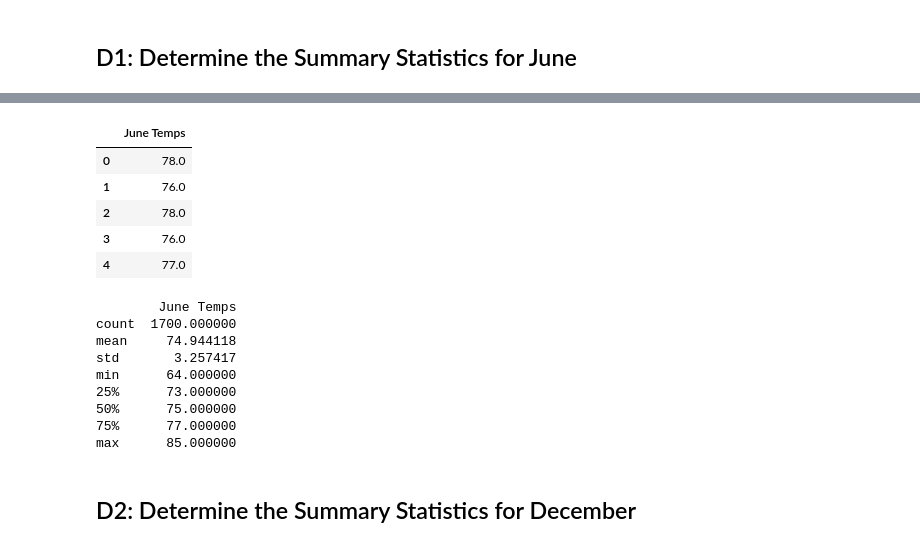
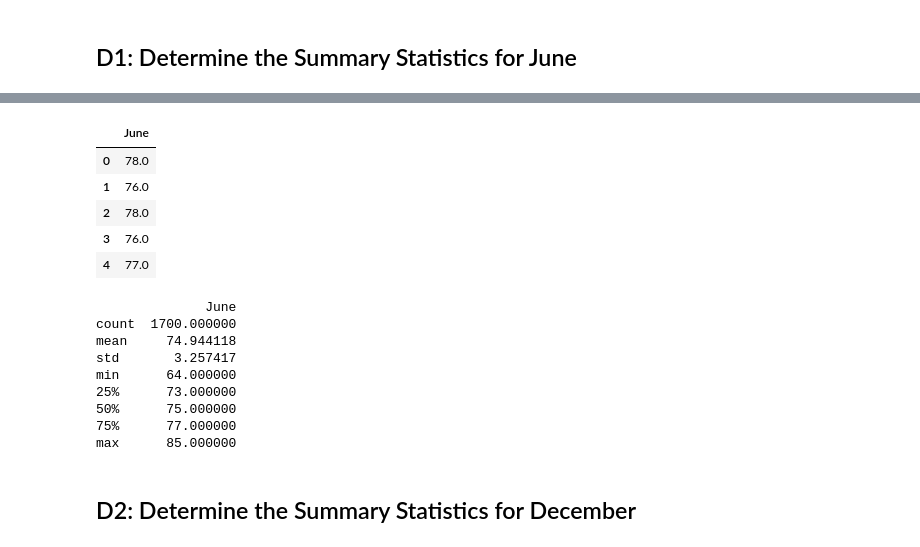
Before and after one commit to jisellejones/Surfs_Up_Climate_Analysis, a Jupyter notebook: SurfsUp_Challenge.ipynb, the cells around one changed output, grey strips where cells are left out. Cells and saved outputs as stored; diff of their text form; code cells hidden in the pictures.

```diff
--- a/SurfsUp_Challenge.ipynb
+++ b/SurfsUp_Challenge.ipynb
@@ -30,5 +31,5 @@ session = Session(engine)
 from sqlalchemy import extract
 
 # 2. Write a query that filters the Measurement table to retrieve the temperatures for the month of June.
-session.query(Measurement.tobs).\
+results = session.query(Measurement.tobs).\
 filter(func.strftime("%m", Measurement.date) == "06").all()
@@ -53,14 +36,12 @@ filter(func.strftime("%m", Measurement.date) == "06").all()
 # %%
 #  3. Convert the June temperatures to a list.
-june_temps = session.query(Measurement.tobs).\
-filter(func.strftime("%m", Measurement.date) == "06").all()
+june_temps = list(np.ravel(results))
 # %%
 # 4. Create a DataFrame from the list of temperatures for the month of June.
-june_temps_df = pd.DataFrame(june_temps)
-june_temps_df.columns = ["June Temps"]
+june_temps_df = pd.DataFrame(june_temps, columns = ["June"])
 june_temps_df.head()
 # %% [output]
-|  | June Temps |
+|  | June |
 | 0 | 78.0 |
 | 1 | 76.0 |
 | 2 | 78.0 |
@@ -71,7 +52,7 @@ june_temps_df.head()
 june_temps_stats = june_temps_df.describe()
 print(june_temps_stats)
 # %% [output]
-        June Temps
+              June
 count  1700.000000
 mean     74.944118
 std       3.257417
```
Also changed, not shown: parts of 12 cells of this notebook, 3 other files.
